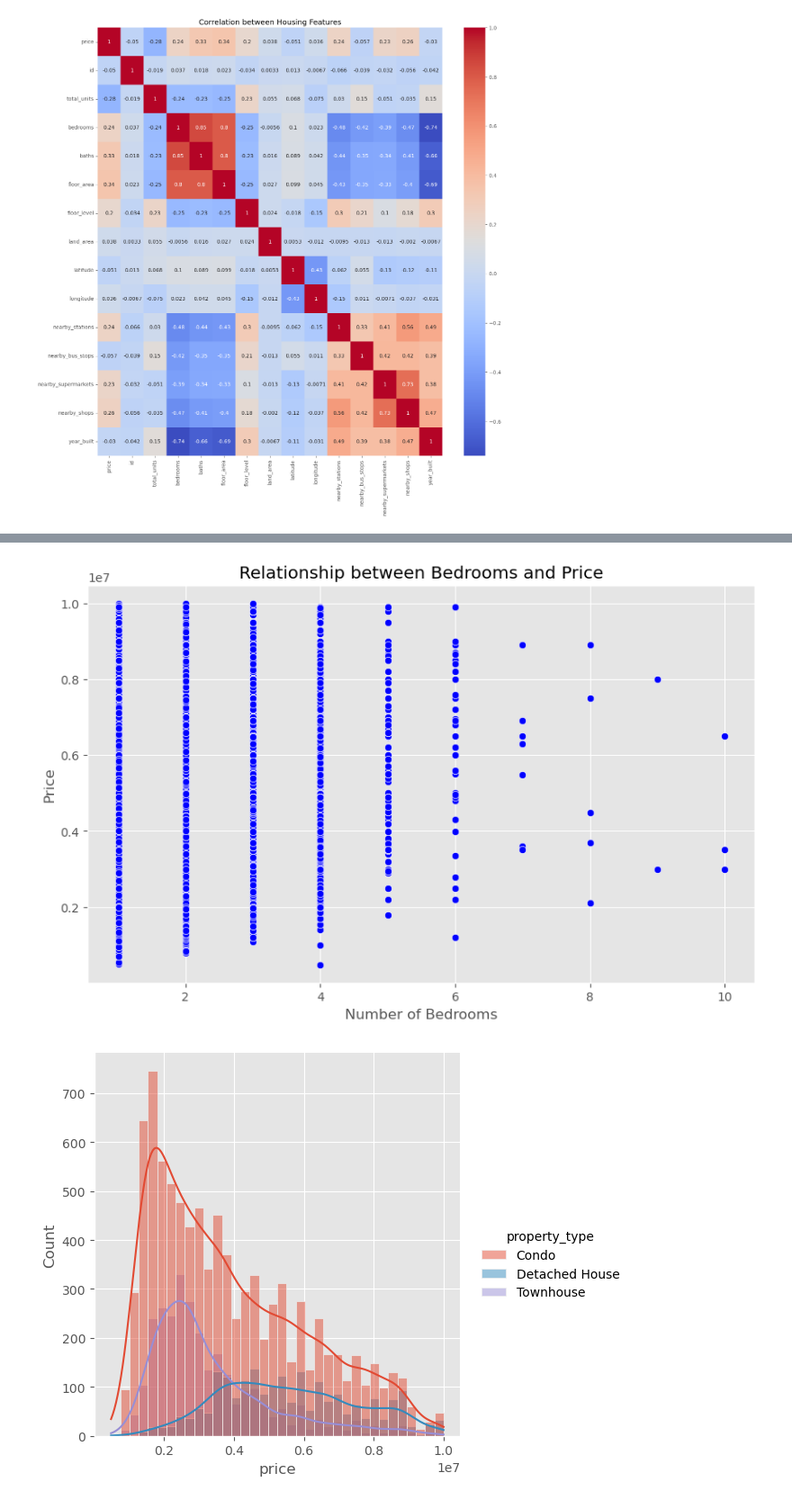
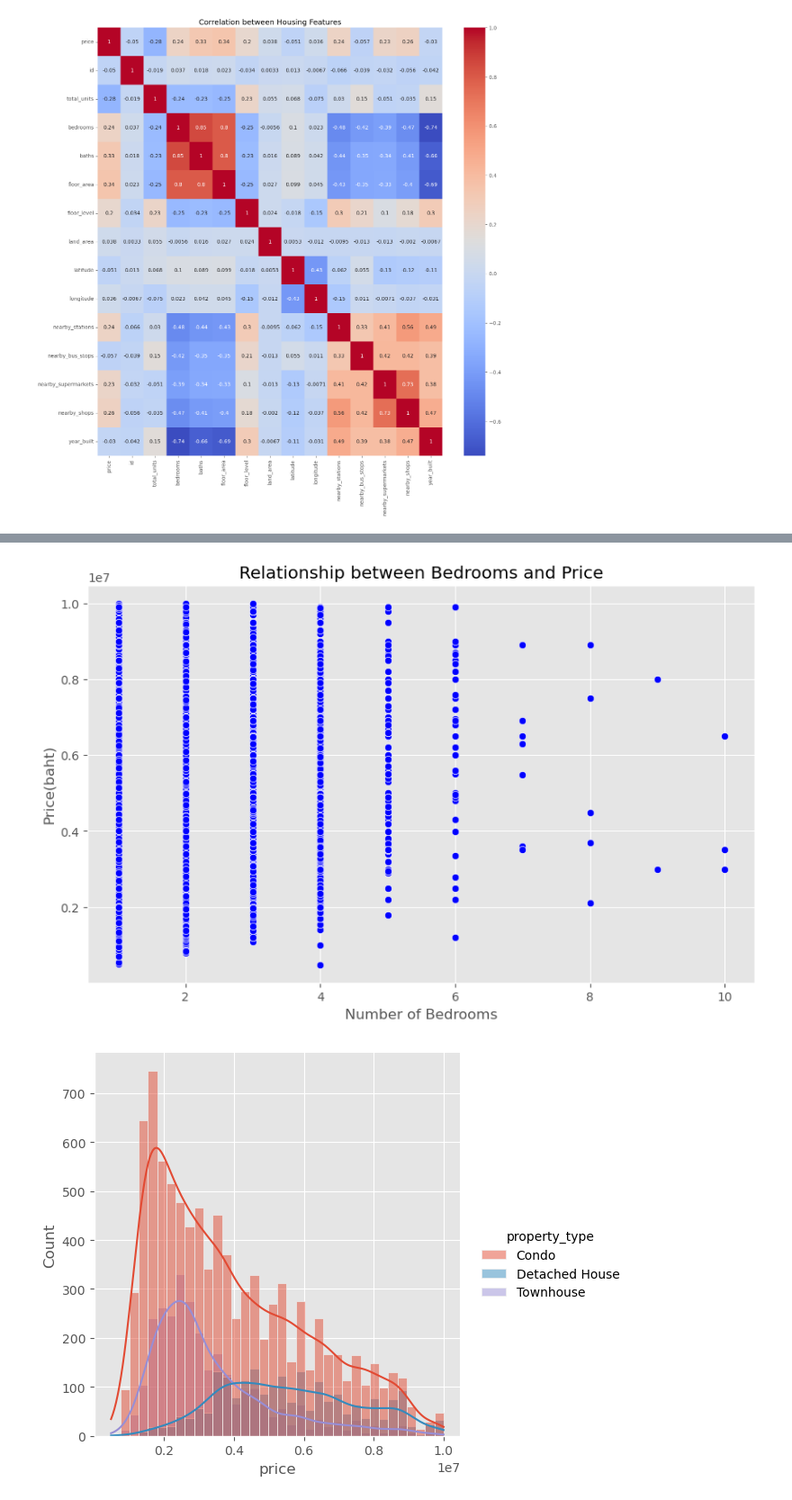
Before and after one commit to Adisakkti/Project_2_Price_Advisor, a Jupyter notebook: Code/1.Price Advisor Model.ipynb, the cells around one changed output, grey strips where cells are left out. Shown at 90% size. Saved outputs shown, nothing was run; the diff lists cells and outputs as text; code cells hidden in the pictures.

```diff
--- a/Code/1.Price Advisor Model.ipynb
+++ b/Code/1.Price Advisor Model.ipynb
@@ -122,16 +119,13 @@ The `ci` parameter is deprecated. Use `errorbar=None` for the same effect.
 # %%
-import seaborn as sns
-import matplotlib.pyplot as plt
-
-# สร้าง scatter plot
+# Create scatter plot Number of bedroom and Price
 plt.figure(figsize=(10, 6))
 sns.scatterplot(data=train_df, x='bedrooms', y='price', color='blue')
 plt.title('Relationship between Bedrooms and Price')
 plt.xlabel('Number of Bedrooms')
-plt.ylabel('Price')
+plt.ylabel('Price(baht)')
 plt.show()
 # %% [output]
-[figure, old version]
+[figure, new version]
 # %%
 sns.displot(x="price", hue='property_type', kde=True, data=train_df);
 # %% [output]
```
Also changed, not shown: parts of 29 cells of this notebook, 4 other files.
